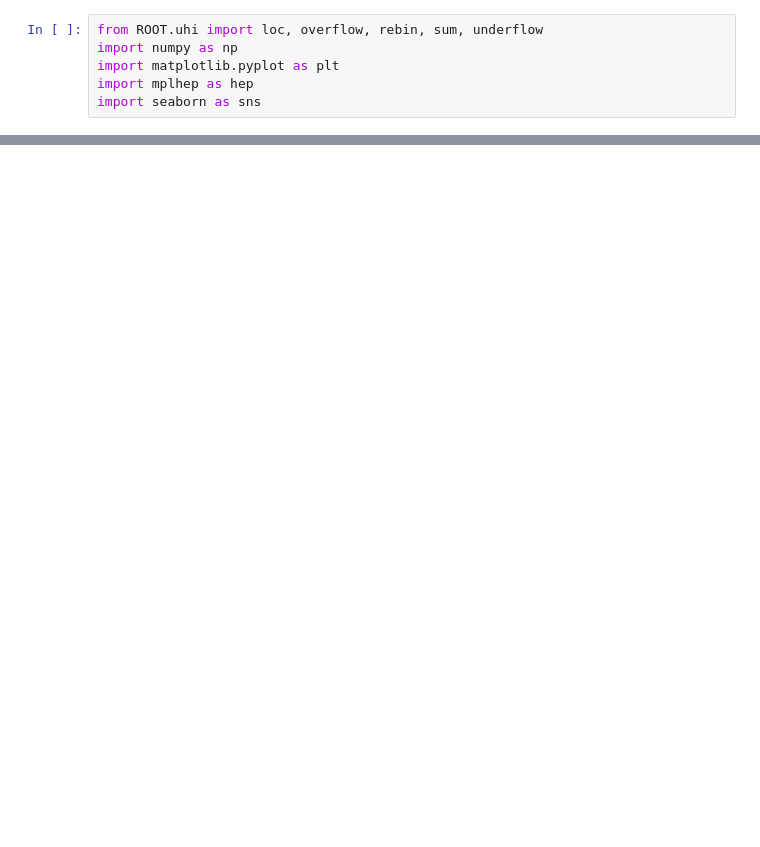
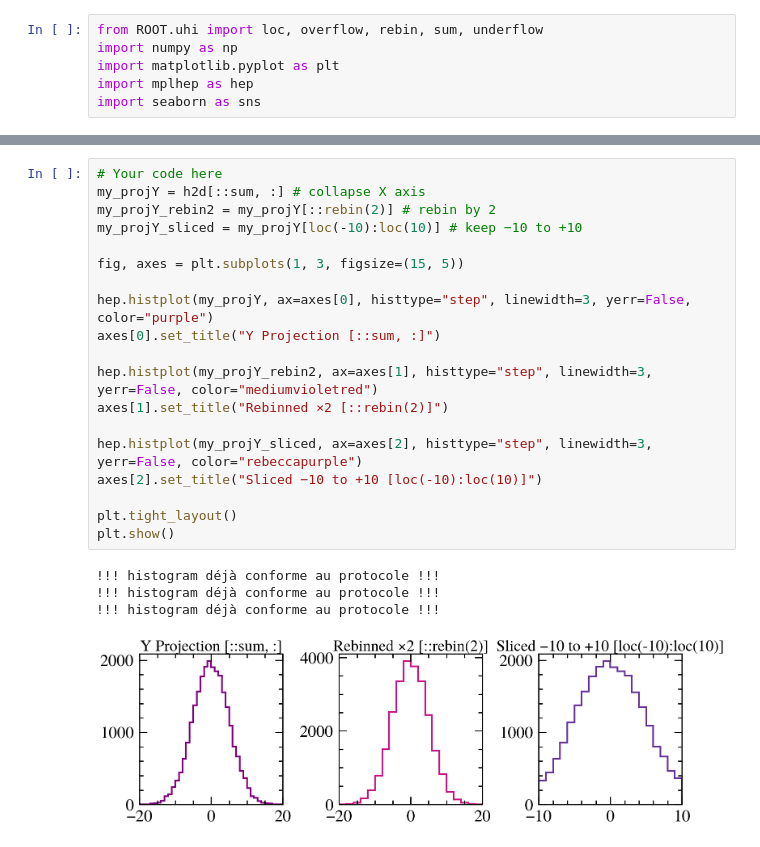
Before and after one commit to root-project/ROOTAdvancedCourse, a Jupyter notebook: course/notebooks/02-UHI.ipynb, the cells around one changed output, grey strips where cells are left out. Cells and saved outputs as stored; diff of their text form; blank space fills up the shorter version.

```diff
--- a/course/notebooks/02-UHI.ipynb
+++ b/course/notebooks/02-UHI.ipynb
@@ -233,0 +376,24 @@ plt.show()
+# %%
+# Your code here
+my_projY = h2d[::sum, :] # collapse X axis
+my_projY_rebin2 = my_projY[::rebin(2)] # rebin by 2
+my_projY_sliced = my_projY[loc(-10):loc(10)] # keep −10 to +10
+
+fig, axes = plt.subplots(1, 3, figsize=(15, 5))
+
+hep.histplot(my_projY, ax=axes[0], histtype="step", linewidth=3, yerr=False, color="purple")
+axes[0].set_title("Y Projection [::sum, :]")
+
+hep.histplot(my_projY_rebin2, ax=axes[1], histtype="step", linewidth=3, yerr=False, color="mediumvioletred")
+axes[1].set_title("Rebinned ×2 [::rebin(2)]")
+
+hep.histplot(my_projY_sliced, ax=axes[2], histtype="step", linewidth=3, yerr=False, color="rebeccapurple")
+axes[2].set_title("Sliced −10 to +10 [loc(-10):loc(10)]")
+
+plt.tight_layout()
+plt.show()
+# %% [output]
+!!! histogram déjà conforme au protocole !!!
+!!! histogram déjà conforme au protocole !!!
+!!! histogram déjà conforme au protocole !!!
+[figure, added]
```
Also changed, not shown: parts of 36 cells of this notebook.
